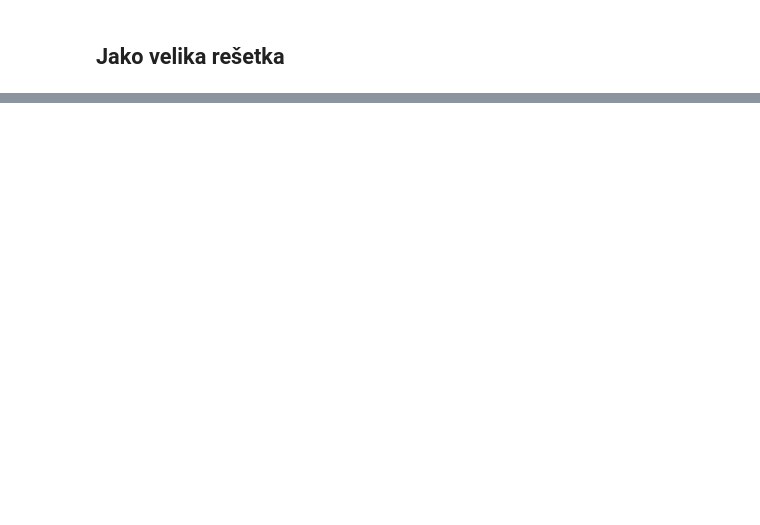
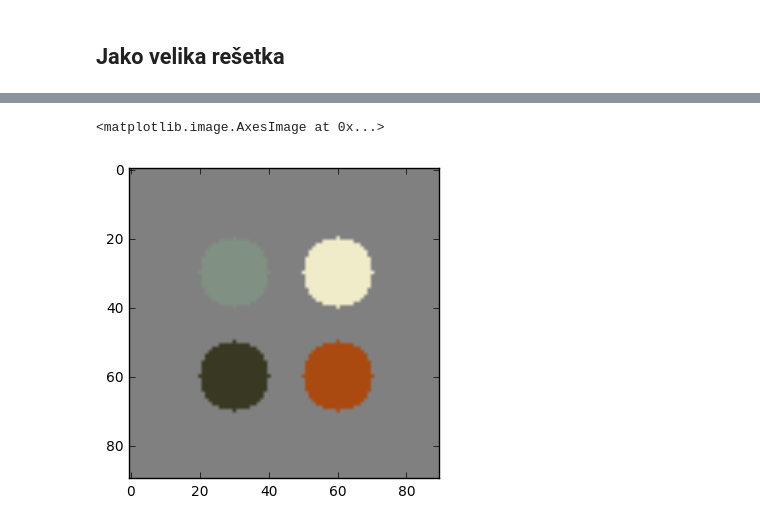
Before and after one commit to ftn-ai-lab/ori-2017-e2, a Jupyter notebook: teorija/03-neuronske/SOM.ipynb, the cells around one changed output, grey strips where cells are left out. Cells and saved outputs as stored; diff of their text form; code cells hidden in the pictures; blank space fills up the shorter version.

```diff
--- a/teorija/03-neuronske/SOM.ipynb
+++ b/teorija/03-neuronske/SOM.ipynb
@@ -421,0 +454,10 @@ plt.imshow(img3)
+# %%
+img3 = 128+np.zeros(((som.dim-1)*R+2*R, (som.dim-1)*R+2*R,3), np.uint8)
+for i in range(som.dim):
+    for j in range(som.dim):
+        neuron = som.neurons[i][j]
+        cv2.circle(img3, (R+i*R,R+j*R), R/2-5, neuron.w.astype(int), -1)
+plt.imshow(img3)
+# %% [output]
+<matplotlib.image.AxesImage at 0x...>
+[figure, added]
```
Also changed, not shown: parts of 18 cells of this notebook, 4 other files.
